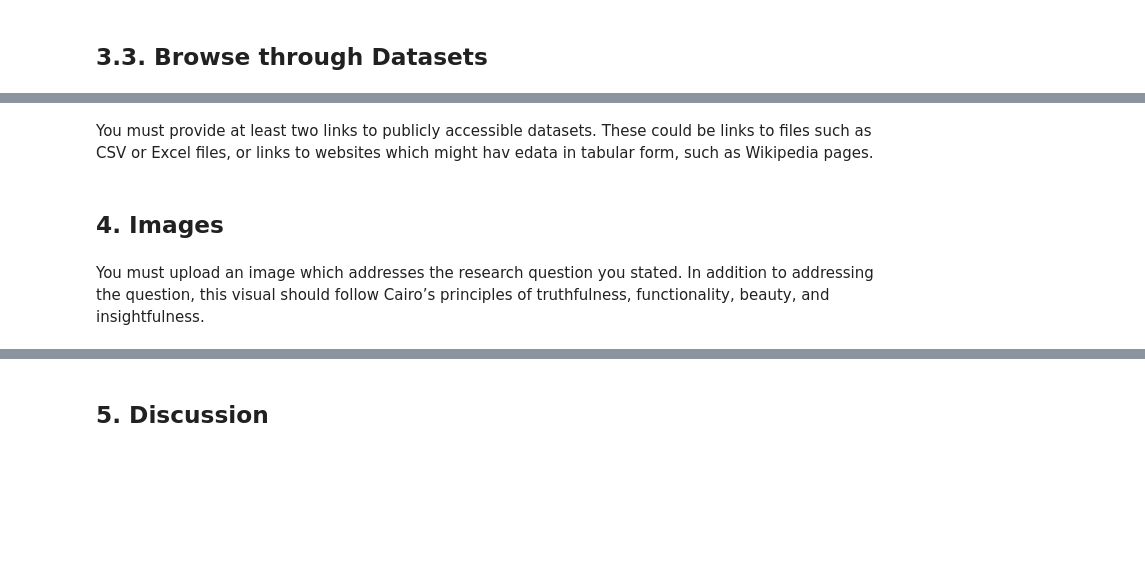
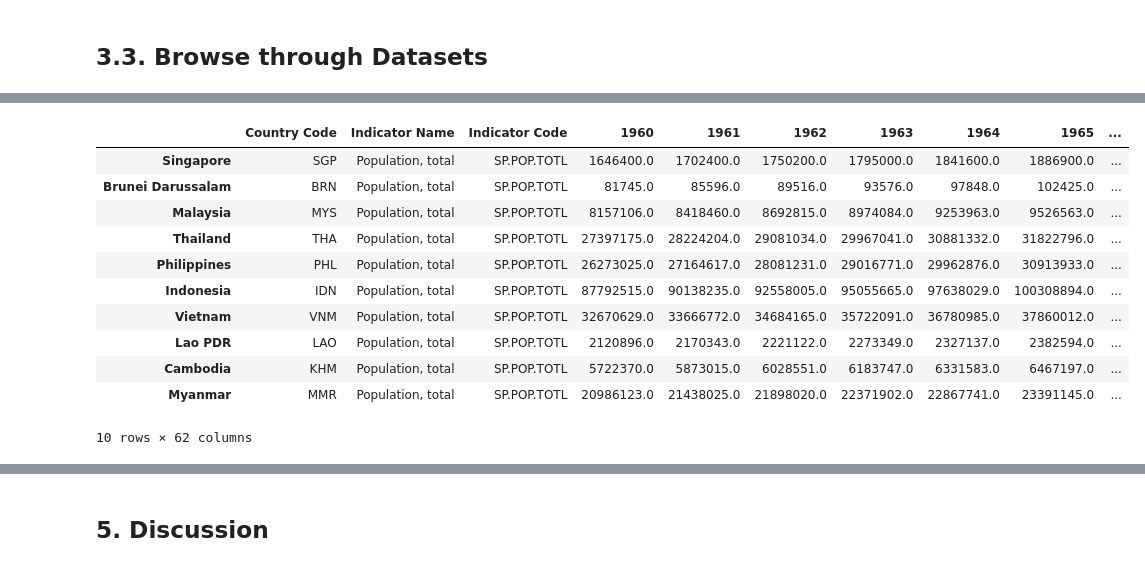
Before and after one commit to andriyantohalim/AppliedDataScienceMichigan, a Jupyter notebook: Assg4.ipynb, the cells around one changed output, grey strips where cells are left out. Drawn from its saved outputs; the diff is of its cells as text; code cells hidden in the pictures; blank space fills up the shorter version.

```diff
--- a/Assg4.ipynb
+++ b/Assg4.ipynb
@@ -52 +56,3 @@ df_GNI.head()
+# %%
+ASEAN = ["Singapore", "Brunei", "Malaysia", "Thailand", "Philippines", "Indonesia", "Vietnam", "Lao", "Cambodia", "Myanmar"]
 # %%
@@ -168,7 +166,0 @@ You must state a question about the domain category and region that you identifi
-# %% [markdown]
-You must provide at least two links to publicly accessible datasets. These could be links to files such as CSV or Excel files, or links to websites which might hav edata in tabular form, such as Wikipedia pages.
-# %% [markdown]
-## 4. Images
-# %% [markdown]
-You must upload an image which addresses the research question you stated. In addition to addressing the question, this visual should follow Cairo’s principles of truthfulness, functionality,
-beauty, and insightfulness.
@@ -179,0 +169,15 @@ import matplotlib.pyplot as plt
+# %%
+df_POP_ASEAN
+# %% [output]
+|  | Country Code | Indicator Name | Indicator Code | 1960 | 1961 | 1962 | 1963 | 1964 | 1965 | ... |
+| Singapore | SGP | Population, total | SP.POP.TOTL | 1646400.0 | 1702400.0 | 1750200.0 | 1795000.0 | 1841600.0 | 1886900.0 | ... |
+| Brunei Darussalam | BRN | Population, total | SP.POP.TOTL | 81745.0 | 85596.0 | 89516.0 | 93576.0 | 97848.0 | 102425.0 | ... |
+| Malaysia | MYS | Population, total | SP.POP.TOTL | 8157106.0 | 8418460.0 | 8692815.0 | 8974084.0 | 9253963.0 | 9526563.0 | ... |
+| Thailand | THA | Population, total | SP.POP.TOTL | 27397175.0 | 28224204.0 | 29081034.0 | 29967041.0 | 30881332.0 | 31822796.0 | ... |
+| Philippines | PHL | Population, total | SP.POP.TOTL | 26273025.0 | 27164617.0 | 28081231.0 | 29016771.0 | 29962876.0 | 30913933.0 | ... |
+| Indonesia | IDN | Population, total | SP.POP.TOTL | 87792515.0 | 90138235.0 | 92558005.0 | 95055665.0 | 97638029.0 | 100308894.0 | ... |
+| Vietnam | VNM | Population, total | SP.POP.TOTL | 32670629.0 | 33666772.0 | 34684165.0 | 35722091.0 | 36780985.0 | 37860012.0 | ... |
+| Lao PDR | LAO | Population, total | SP.POP.TOTL | 2120896.0 | 2170343.0 | 2221122.0 | 2273349.0 | 2327137.0 | 2382594.0 | ... |
+| Cambodia | KHM | Population, total | SP.POP.TOTL | 5722370.0 | 5873015.0 | 6028551.0 | 6183747.0 | 6331583.0 | 6467197.0 | ... |
+| Myanmar | MMR | Population, total | SP.POP.TOTL | 20986123.0 | 21438025.0 | 21898020.0 | 22371902.0 | 22867741.0 | 23391145.0 | ... |
+10 rows × 62 columns
```
Also changed, not shown: parts of 72 cells of this notebook.
